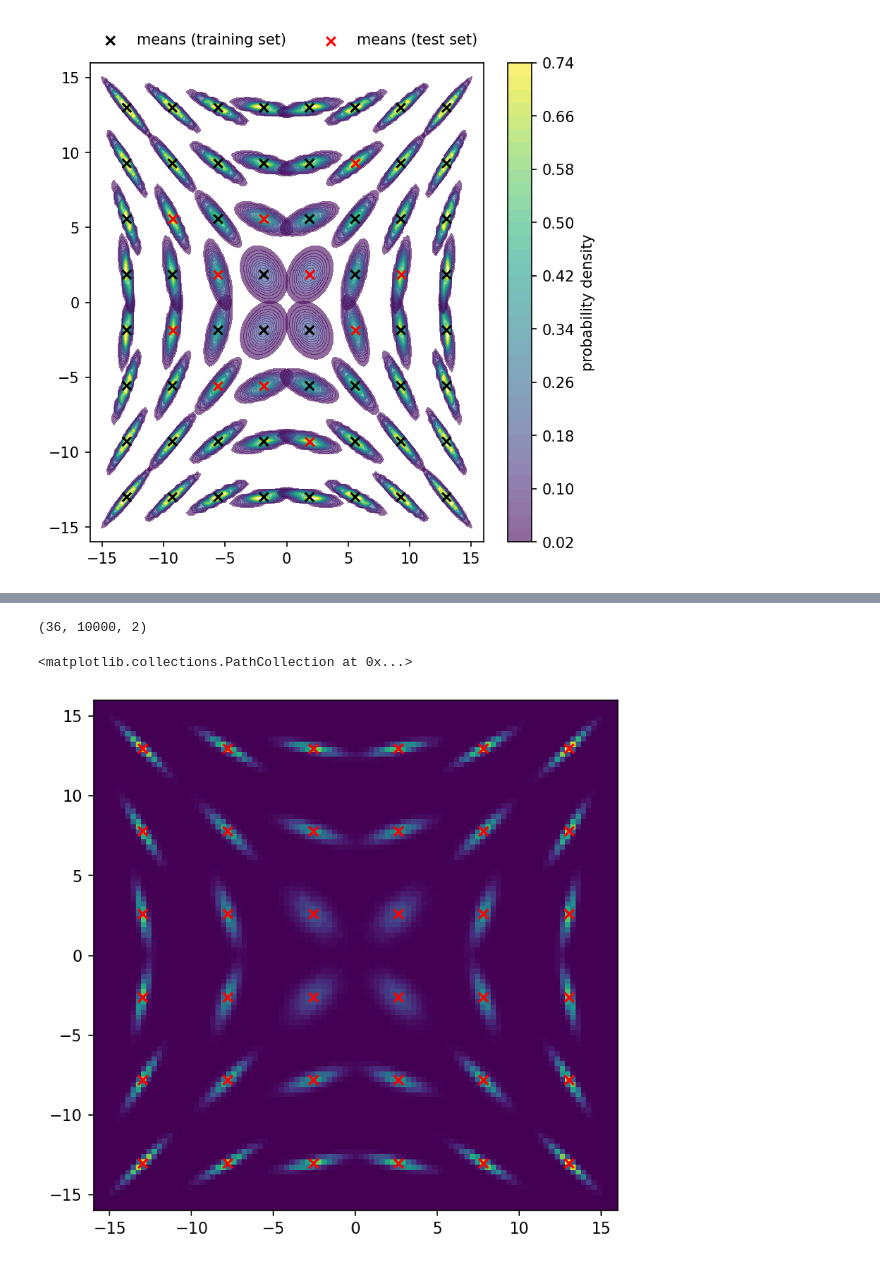
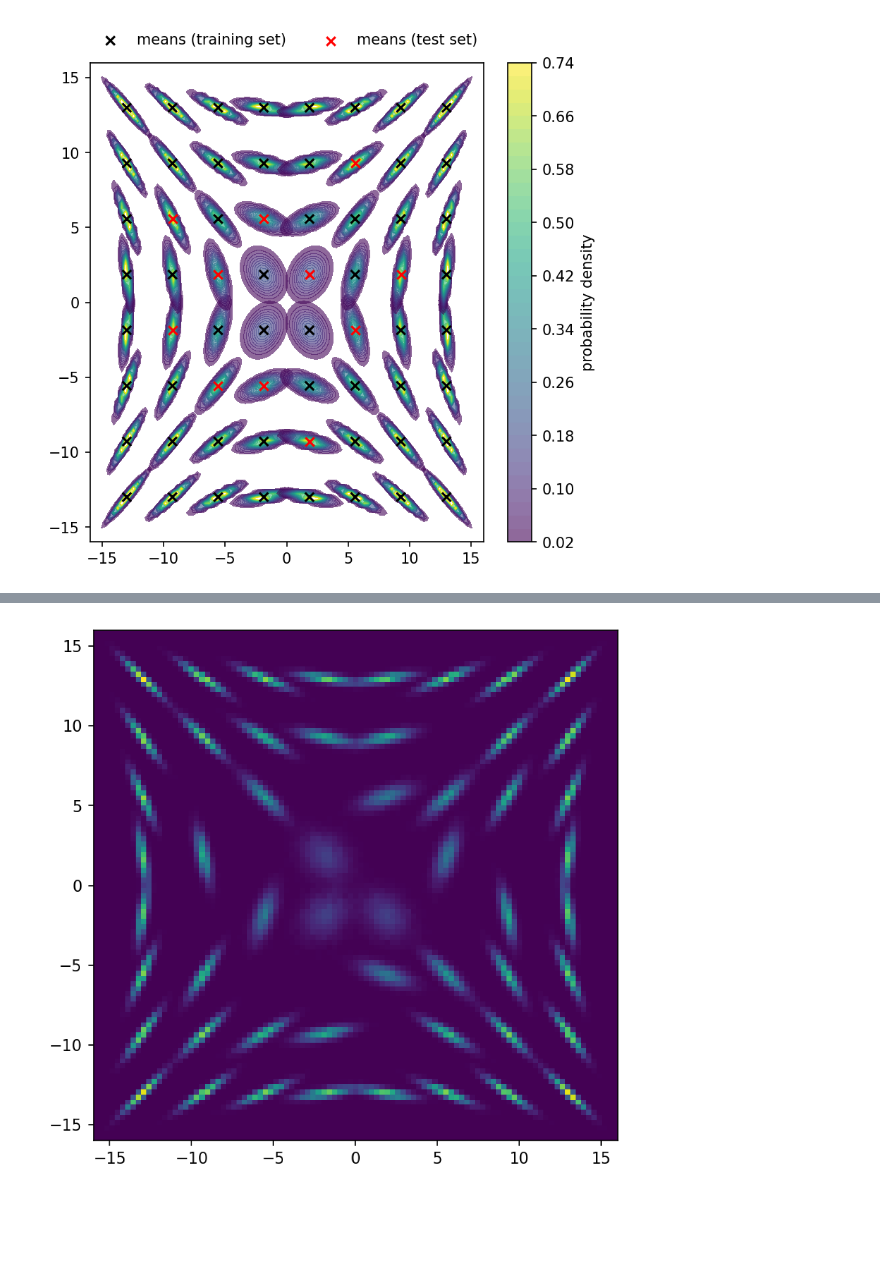
Before and after one commit to phinate/flow-interpolation, a Jupyter notebook: visualise_toy_problem.ipynb, the cells around one changed output, grey strips where cells are left out. Cells and saved outputs as stored; diff of their text form; code cells hidden in the pictures; blank space fills up the shorter version.

```diff
--- a/visualise_toy_problem.ipynb
+++ b/visualise_toy_problem.ipynb
@@ -82,29 +102,28 @@ ax.legend(bbox_to_anchor=(0,1.02,1,0.2), loc="lower left",
 # %%
 from jax.random import multivariate_normal, PRNGKey
+
+mask = jnp.array([x not in test for x in means.tolist()])
 
 @jax.vmap
 def samples(mean, cov):
     return multivariate_normal(PRNGKey(0), mean, cov, shape=(10000,))
 
-samps = samples(means, covs)
-samps.shape
+train_samples = samples(means[mask], covs[mask])
+assert train_samples.shape[0] == len(means) - len(test)
-# %% [output]
-(36, 10000, 2)
 # %%
 fig, ax = plt.subplots()
 
 bins = np.linspace(-val, val, 100), np.linspace(-val, val, 100)
 
 
 def plot(ax, s, i):
     x, y = s[:,0], s[:,1]
     ax.hist2d(x,y, density=True, bins=bins)
     ax.set_xlim((-val,val))
     ax.set_ylim((-val,val))
 
-data = jnp.concatenate(samps)
+data = jnp.concatenate(train_samples)
 plot(ax, data, 0)
-ax.scatter(xx2, yy2, marker='x', c='r', label ="distribution means")
+# ax.scatter(xx2, yy2, marker='x', c='r', label ="distribution means")
 # %% [output]
-<matplotlib.collections.PathCollection at 0x...>
-[figure, old version]
+[figure, new version]
```
Also changed, not shown: parts of 3 cells of this notebook, 3 other files.
